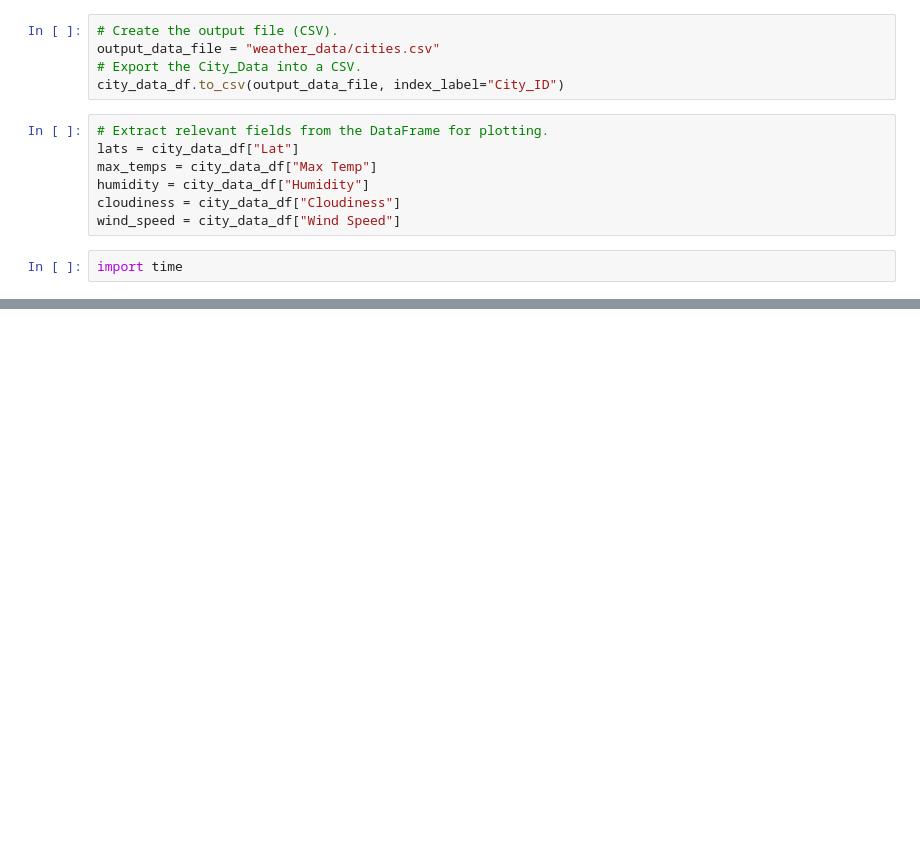
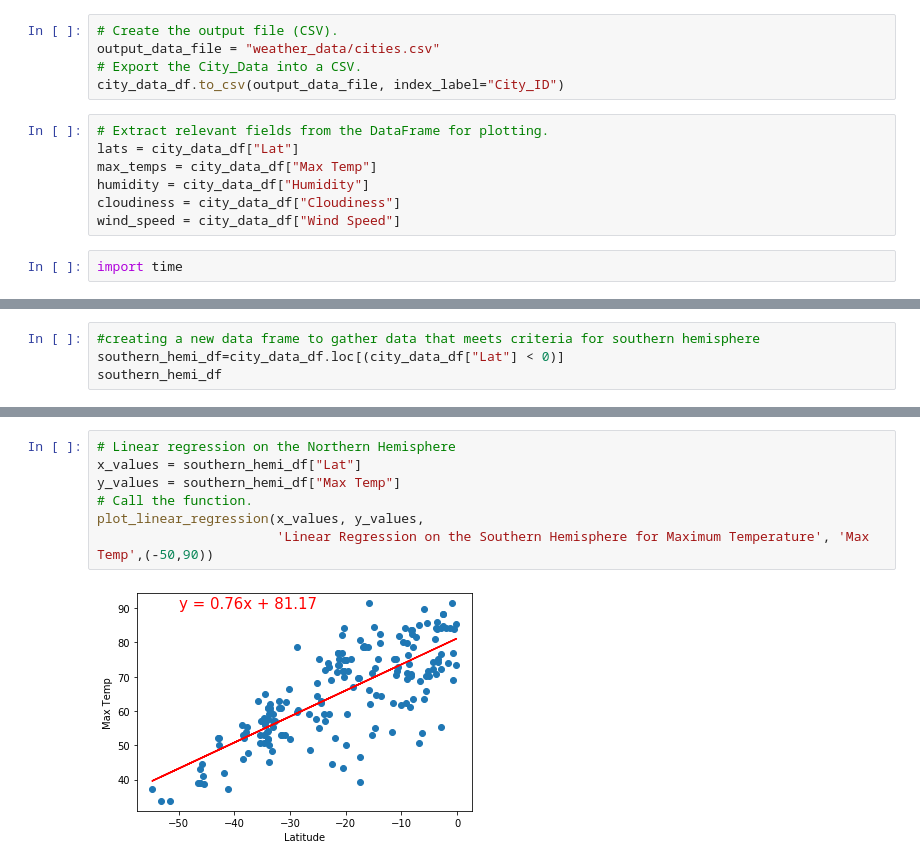
Before and after one commit to bbar12/World_Weather_Analysis, a Jupyter notebook: WeatherPy.ipynb, the cells around one changed output, grey strips where cells are left out. Cells and saved outputs as stored; diff of their text form; blank space fills up the shorter version.

```diff
--- a/WeatherPy.ipynb
+++ b/WeatherPy.ipynb
@@ -277,0 +333,4 @@ plt.show()
+# %%
+#creating a new data frame to gather data that meets criteria for southern hemisphere
+southern_hemi_df=city_data_df.loc[(city_data_df["Lat"] < 0)]
+southern_hemi_df
@@ -277,0 +360,9 @@ plt.show()
+# %%
+# Linear regression on the Northern Hemisphere
+x_values = southern_hemi_df["Lat"]
+y_values = southern_hemi_df["Max Temp"]
+# Call the function.
+plot_linear_regression(x_values, y_values,
+                       'Linear Regression on the Southern Hemisphere for Maximum Temperature', 'Max Temp',(-50,90))
+# %% [output]
+[figure, added]
```
Also changed, not shown: parts of 20 cells of this notebook, 5 other files.
